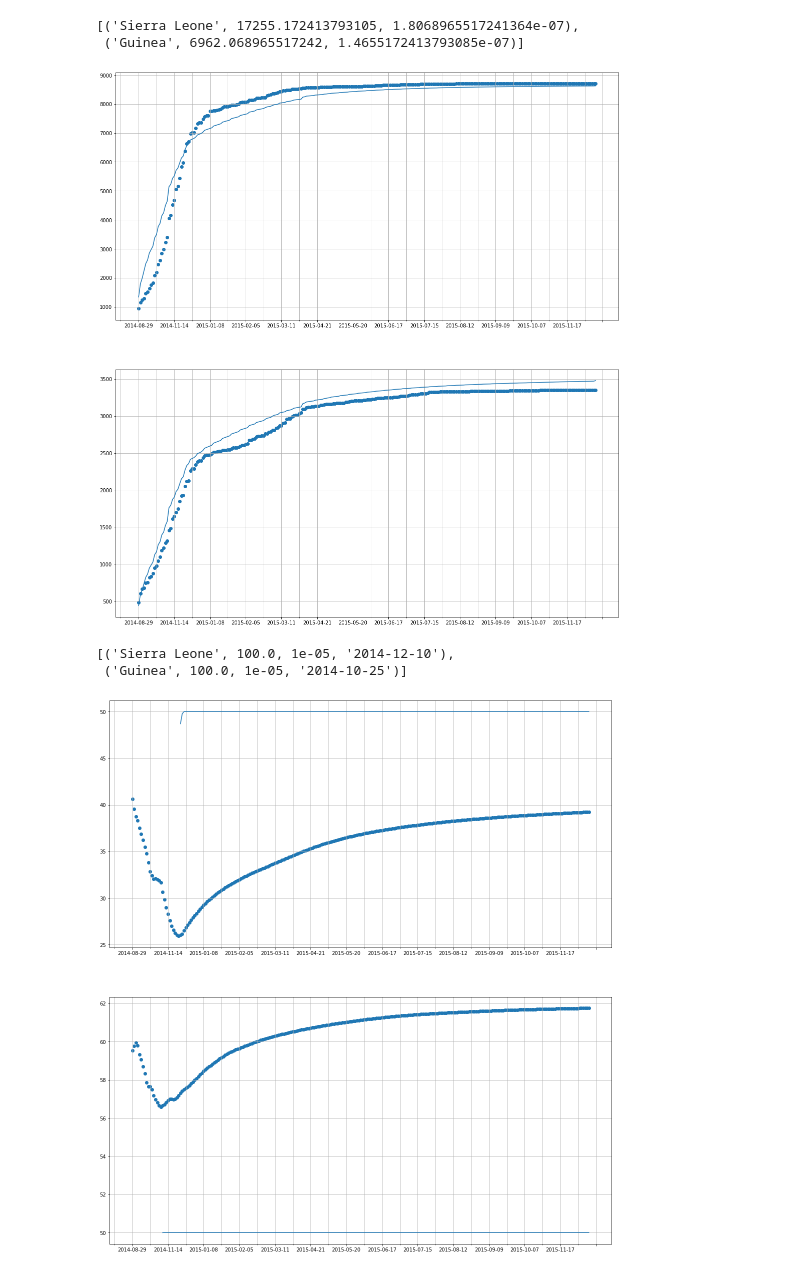
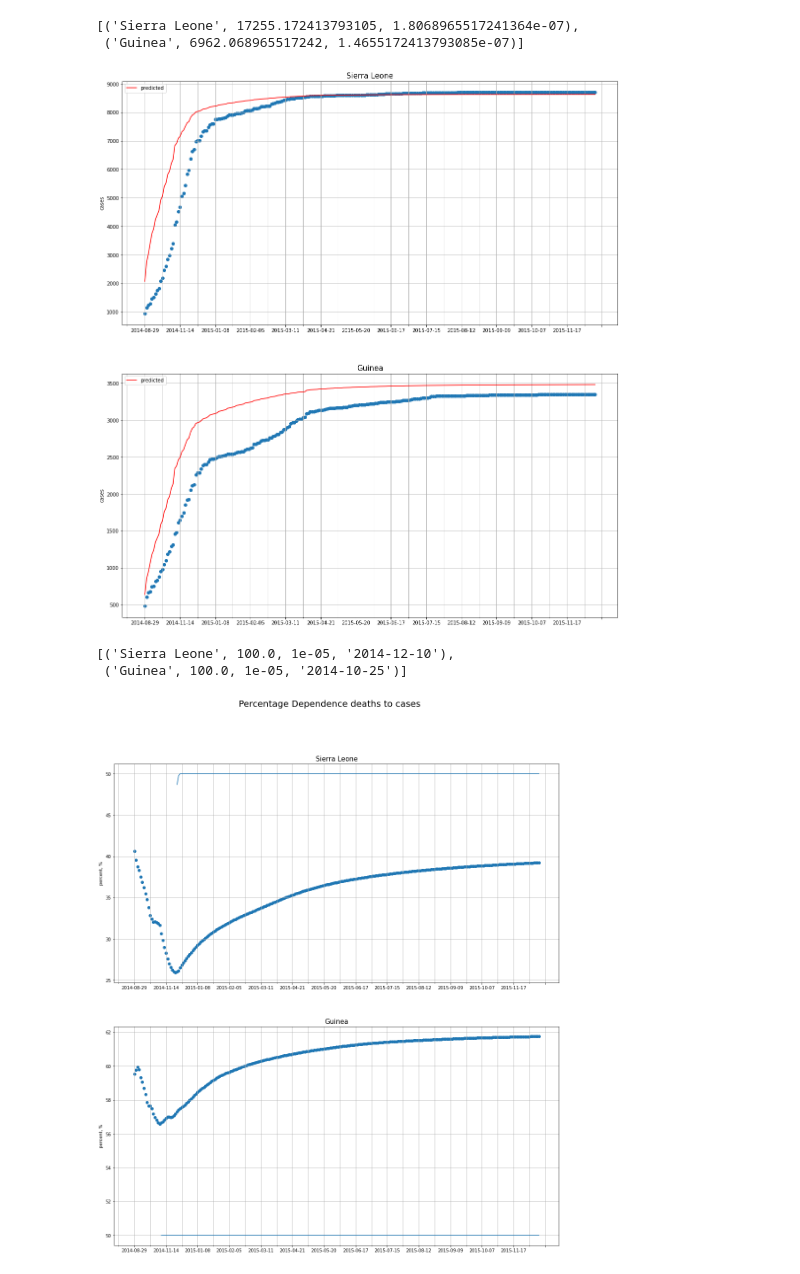
Before and after one commit to kulackov-yaroslaw/1C, a Jupyter notebook: Proj.ipynb, the cells around one changed output. Saved outputs shown, nothing was run; the diff lists cells and outputs as text; code cells hidden in the pictures.

```diff
--- a/Proj.ipynb
+++ b/Proj.ipynb
@@ -80,13 +80,15 @@ additional_countries
  ('Mali', 21.0)]
 # %%
 fig, ax = plt.subplots(2, figsize=(18, 20))
+fig.suptitle("Case Dependence", fontsize=20)
 for idx, country in enumerate(main_countries):
     stat = data[data["Country"] == country[0]][["Date", "No. of confirmed cases"]]
     stat.dropna(inplace=True)
     ax[idx].scatter(stat['Date'], stat["No. of confirmed cases"])
-
+    ax[idx].set_title(country[0], fontsize=15)
     ax[idx].xaxis.set_major_locator(ticker.MultipleLocator(20))
     ax[idx].xaxis.set_minor_locator(ticker.MultipleLocator(10))
+    ax[idx].set(ylabel='cases')
     ax[idx].grid(which='both')
 plt.show()
 # %% [output]
@@ -123,18 +125,21 @@ best_params
  ('Guinea', 6962.068965517242, 1.4655172413793085e-07)]
 # %%
 fig, ax = plt.subplots(2, figsize=(18, 20))
+fig.suptitle("Case Dependence", fontsize=20)
 for idx, country in enumerate(best_params):
     stat = data[data["Country"] == country[0]][["Date", "No. of confirmed cases", "No. of confirmed deaths"]]
     stat.dropna(inplace=True)
     ax[idx].scatter(stat['Date'], np.array(stat["No. of confirmed cases"]))
-    ax[idx].plot(stat['Date'], goal_f(stat['Date'], country[1], country[2]))
+    ax[idx].plot(stat['Date'], goal_f(stat['Date'], country[1], country[2]), label="predicted", color='r')
     ax[idx].xaxis.set_major_locator(ticker.MultipleLocator(20))
     ax[idx].xaxis.set_minor_locator(ticker.MultipleLocator(10))
+    ax[idx].set_title(country[0], fontsize=15)
+    ax[idx].set(ylabel='cases')
     ax[idx].grid(which='both')
-
+    ax[idx].legend()
 plt.show()
 # %% [output]
-[figure, old version]
+[figure, new version]
 # %%
 A_attit = np.linspace(1,100,30)
 B_attit = np.linspace(0.00001, 0.000001, 30)
@@ -177,17 +182,20 @@ best_params_attit
  ('Guinea', 100.0, 1e-05, '2014-10-25')]
 # %%
 fig, ax = plt.subplots(2, figsize=(18, 20))
+fig.suptitle("Percentage Dependence deaths to cases", fontsize=20)
 for idx, country in enumerate(best_params_attit):
     stat = data[data["Country"] == country[0]][["Date", "No. of confirmed cases", "No. of confirmed deaths"]]
     stat.dropna(inplace=True)
     percentage = np.array(stat["No. of confirmed deaths"]).cumsum() / np.array(stat["No. of confirmed cases"]).cumsum() * 100
     ax[idx].scatter(stat['Date'], percentage)
     predict = goal_f_attit(stat['Date'], country[1], country[2], country[3])
     ax[idx].plot(np.array(stat['Date'])[-predict.size:], predict)
     ax[idx].xaxis.set_major_locator(ticker.MultipleLocator(20))
     ax[idx].xaxis.set_minor_locator(ticker.MultipleLocator(10))
+    ax[idx].set_title(country[0], fontsize=15)
+    ax[idx].set(ylabel='percent, %')
     ax[idx].grid(which='both')
 
 plt.show()
 # %% [output]
-[figure, old version]
+[figure, new version]
```
Also changed, not shown: parts of 2 cells of this notebook.
